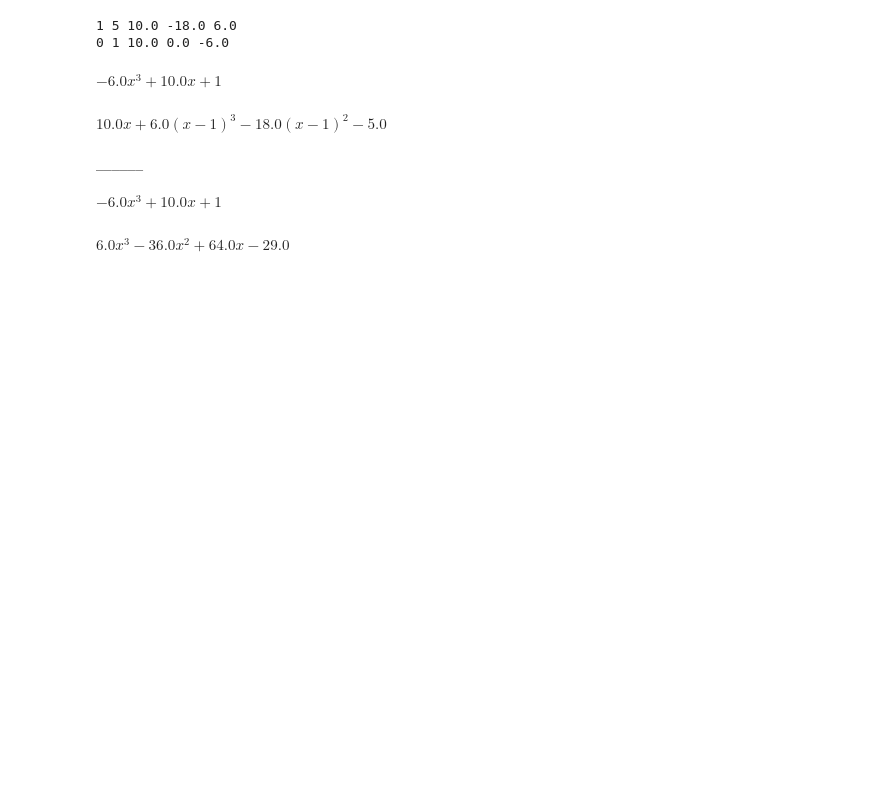
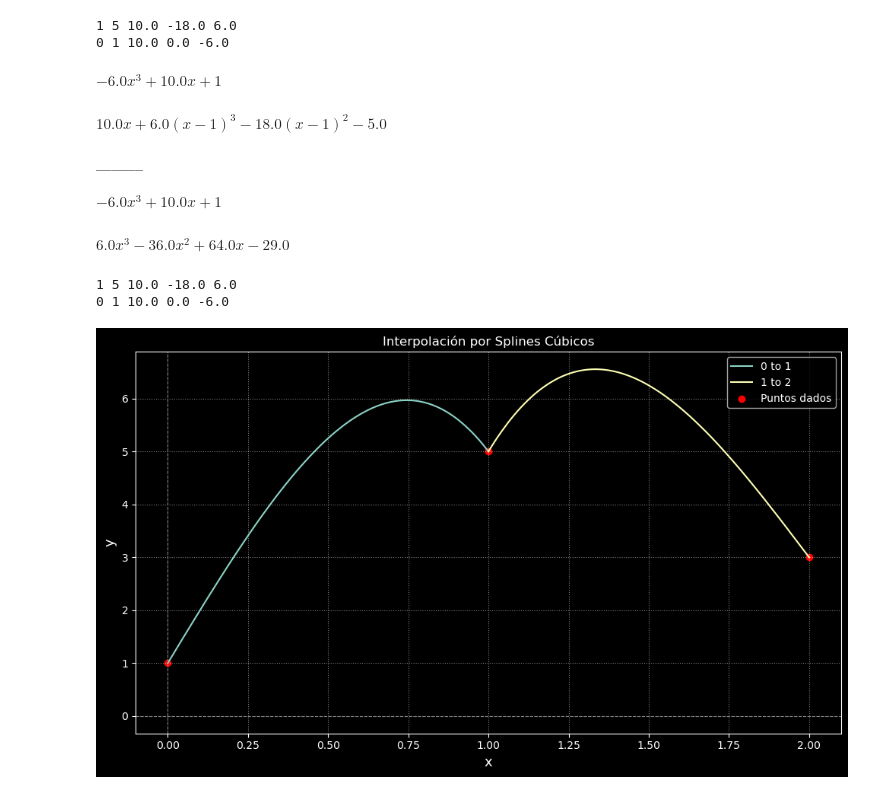
Before and after one commit to Celeste040205/Taller4, a Jupyter notebook: splines-main/splines_incomplete.ipynb, the cells around one changed output. Drawn from its saved outputs; the diff is of its cells as text; code cells hidden in the pictures; blank space fills up the shorter version.

Commit message:
Grafica splines

```diff
--- a/splines-main/splines_incomplete.ipynb
+++ b/splines-main/splines_incomplete.ipynb
@@ -4,7 +4,7 @@ from IPython.display import display
 
 
 # ###################################################################
-def cubic_spline(xs: list[float], ys: list[float]) -> list[sym.Symbol]:
+def cubic_spline(xs: list[float], ys: list[float], return_intervals=False):
     """
     Cubic spline interpolation ``S``. Every two points are interpolated by a cubic polynomial
     ``S_j`` of the form ``S_j(x) = a_j + b_j(x - x_j) + c_j(x - x_j)^2 + d_j(x - x_j)^3.``
@@ -56,6 +56,9 @@ def cubic_spline(xs: list[float], ys: list[float]) -> list[sym.Symbol]:
 
         splines.append(S)
     splines.reverse()
+    if return_intervals:
+        intervals = [(xs[j], xs[j+1]) for j in range(n)]
+        return splines, intervals
     return splines
 # %%
 xs = [0, 1, 2]
@@ -73,3 +76,48 @@ $\displaystyle 10.0 x + 6.0 \left(x - 1\right)^{3} - 18.0 \left(x - 1\right)^{2}
 ______
 $\displaystyle - 6.0 x^{3} + 10.0 x + 1$
 $\displaystyle 6.0 x^{3} - 36.0 x^{2} + 64.0 x - 29.0$
+# %%
+import numpy as np
+import matplotlib.pyplot as plt
+import sympy as sym
+
+# Datos
+xs = [0, 1, 2]
+ys = [1, 5, 3]
+
+# Obtener los splines y sus intervalos
+splines, intervals = cubic_spline(xs, ys, return_intervals=True)
+
+# Variable simbólica
+x_sym = sym.Symbol('x')
+
+# Crear la figura
+plt.figure(figsize=(10, 6))
+plt.style.use('dark_background')
+
+# Dibujar cada spline en su intervalo
+for S, (x_start, x_end) in zip(splines, intervals):
+    f_lambdified = sym.lambdify(x_sym, S, modules=["numpy"])
+    x_vals = np.linspace(x_start, x_end, 100)
+    y_vals = f_lambdified(x_vals)
+    plt.plot(x_vals, y_vals, label=f'{round(x_start,2)} to {round(x_end,2)}')
+
+# Dibujar los puntos originales
+plt.scatter(xs, ys, color='red', label='Puntos dados')
+
+# Detalles de la gráfica
+plt.title('Interpolación por Splines Cúbicos')
+plt.xlabel('x', fontsize=13, color='white')
+plt.ylabel('y', fontsize=13, color='white')
+plt.axhline(0, color='gray', linewidth=0.8, linestyle='--')
+plt.axvline(0, color='gray', linewidth=0.8, linestyle='--')
+plt.legend(fontsize=10)
+plt.grid(True, linestyle=':', alpha=0.5)
+plt.tight_layout()
+
+# Mostrar la gráfica
+plt.show()
+# %% [output]
+1 5 10.0 -18.0 6.0
+0 1 10.0 0.0 -6.0
+[figure, added]
```
